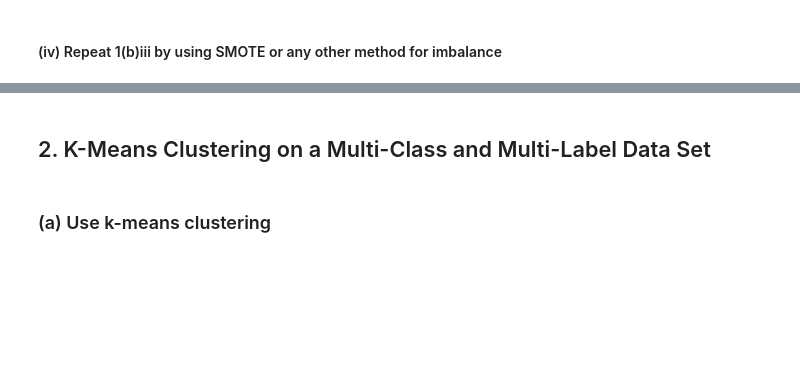
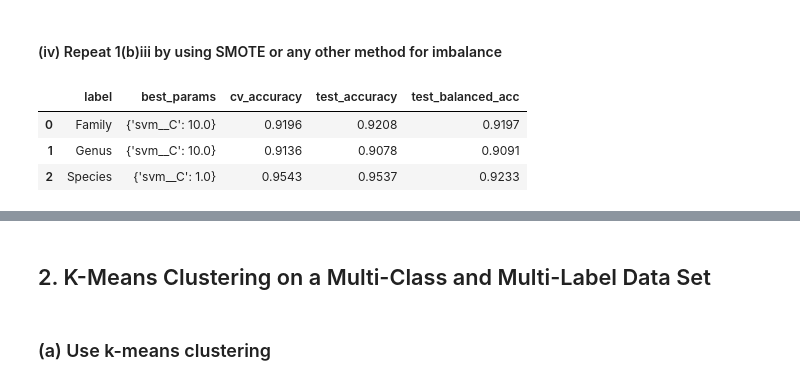
Before and after one commit to ShammuMeyyappan/DSCI552HW7, a Jupyter notebook: notebook/Meyyappan_Shammu_HW7.ipynb, the cells around one changed output, grey strips where cells are left out. Drawn from its saved outputs; the diff is of its cells as text; code cells hidden in the pictures; blank space fills up the shorter version.

```diff
--- a/notebook/Meyyappan_Shammu_HW7.ipynb
+++ b/notebook/Meyyappan_Shammu_HW7.ipynb
@@ -13,5 +32,16 @@ Import packages
 # %% [markdown]
 ### (a) Download the Anuran Calls (MFCCs) Data Set
+# %%
+df = pd.read_csv("../data/Frogs_MFCCs.csv")
+
+feature_cols = [c for c in df.columns if c.startswith("MFCCs")]
+label_cols = ["Family", "Genus", "Species"]
+X = df[feature_cols]
+Y = df[label_cols]
+
+X_train, X_test, Y_train, Y_test = train_test_split(
+    X, Y, train_size=0.70, random_state=RANDOM_STATE, stratify=Y["Species"]
+)
 # %% [markdown]
 ### (b) Train a classifier for each label
 # %% [markdown]
@@ -23,2 +154,17 @@ Import packages
 # %% [markdown]
 #### (iv) Repeat 1(b)iii by using SMOTE or any other method for imbalance
+# %%
+def l1_svm_smote():
+    return ImbPipeline([
+        ("scale", StandardScaler()),
+        ("smote", SMOTE(random_state=RANDOM_STATE)),
+        ("svm", LinearSVC(penalty="l1", dual=False, max_iter=10000)),
+    ])
+
+table_l1_smote, pred_l1_smote = fit_per_label(l1_svm_smote, grid_l1, X_train, Y_train, X_test, Y_test)
+table_l1_smote
+# %% [output]
+|  | label | best_params | cv_accuracy | test_accuracy | test_balanced_acc |
+| 0 | Family | {'svm__C': 10.0} | 0.9196 | 0.9208 | 0.9197 |
+| 1 | Genus | {'svm__C': 10.0} | 0.9136 | 0.9078 | 0.9091 |
+| 2 | Species | {'svm__C': 1.0} | 0.9543 | 0.9537 | 0.9233 |
```
Also changed, not shown: parts of 25 cells of this notebook, 1 other file.
